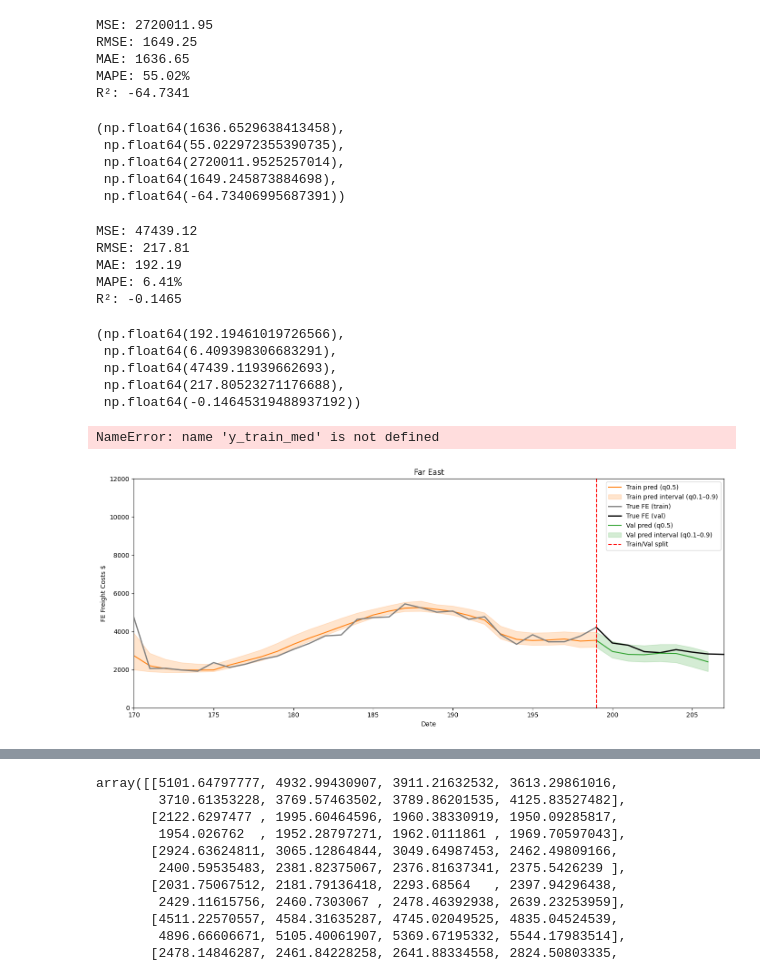
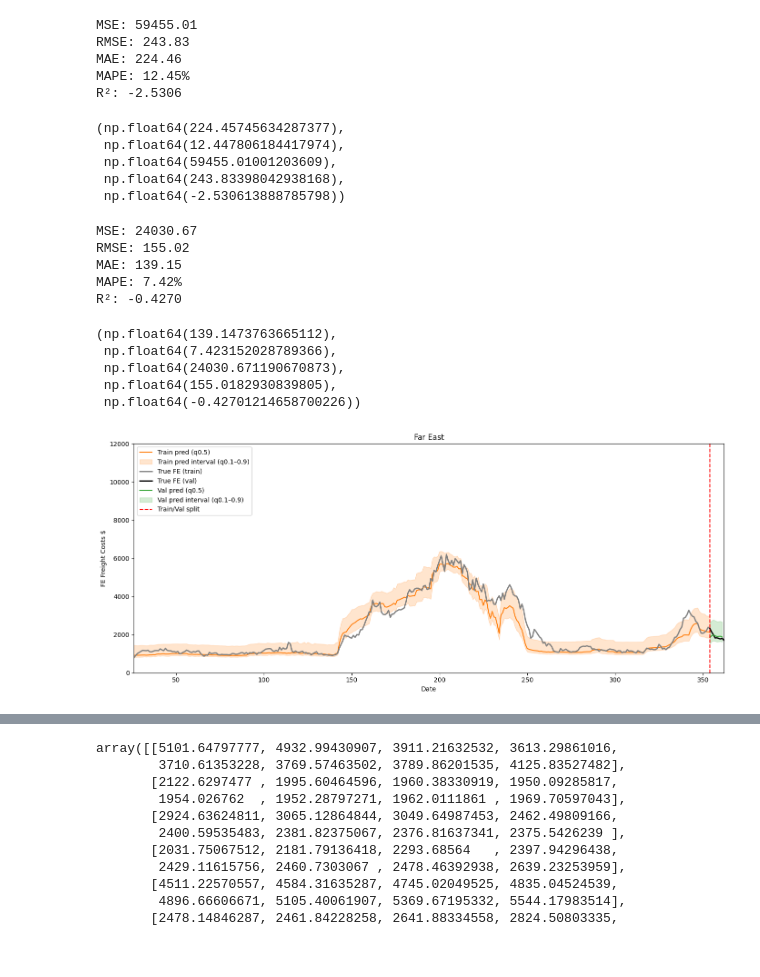
Before and after one commit to jpm0112/shippingNN, a Jupyter notebook: test_tft.ipynb, the cells around one changed output, grey strips where cells are left out. Saved outputs shown, nothing was run; the diff lists cells and outputs as text; code cells hidden in the pictures.

```diff
--- a/test_tft.ipynb
+++ b/test_tft.ipynb
@@ -15,8 +15,8 @@ deleted_sample = 0
 test_size    = 8
 target_col   = "FE"
 # Load data
-df = pd.read_csv("chile_data.csv")
-df["FECHA"] = pd.to_datetime(df["FECHA"] + "-5", format="%Y-%W-%w")
+df = pd.read_csv("weekly_chile_data.csv")
+df["FECHA"] = pd.to_datetime(df["FECHA"])
 df = df.sort_values("FECHA")
 df = df.rename(columns=lambda x: x.replace(".", "_"))
 
@@ -44,8 +44,8 @@ y_true_scaled, y_pred_scaled, tft, train_loader, val_loader, training = run_tft_
     window_size=26,
     test_size=test_size,
     grad_clip=None,
-    d_model=32,
-    n_head=2,
+    d_model=64,
+    n_head=4,
     num_layers=2,
     epoch_number=100,
     lr=3e-3,
@@ -76,36 +76,32 @@ y_true = tmp.loc[~train_mask, target_col].to_numpy()
 y_pred_baseline_arr = np.full_like(y_true, y_pred_baseline)
 error_metrics(y_true, y_pred_baseline_arr)
 # %% [output]
-MSE: 2720011.95
-RMSE: 1649.25
-MAE: 1636.65
-MAPE: 55.02%
-R²: -64.7341
+MSE: 59455.01
+RMSE: 243.83
+MAE: 224.46
+MAPE: 12.45%
+R²: -2.5306
-(np.float64(1636.6529638413458),
- np.float64(55.022972355390735),
- np.float64(2720011.9525257014),
- np.float64(1649.245873884698),
- np.float64(-64.73406995687391))
+(np.float64(224.45745634287377),
+ np.float64(12.447806184417974),
+ np.float64(59455.01001203609),
+ np.float64(243.83398042938168),
+ np.float64(-2.530613888785798))
 # %%
 y_pred = y_pred_scaled * sigma + mu
 y_true = y_true_scaled * sigma + mu
 # %%
-error_metrics(y_true, y_val_med)
+error_metrics(y_true, y_pred)
 # %% [output]
-MSE: 47439.12
-RMSE: 217.81
-MAE: 192.19
-MAPE: 6.41%
-R²: -0.1465
+MSE: 24030.67
+RMSE: 155.02
+MAE: 139.15
+MAPE: 7.42%
+R²: -0.4270
-(np.float64(192.19461019726566),
- np.float64(6.409398306683291),
- np.float64(47439.11939662693),
- np.float64(217.80523271176688),
- np.float64(-0.14645319488937192))
+(np.float64(139.1473763665112),
+ np.float64(7.423152028789366),
+ np.float64(24030.671190670873),
+ np.float64(155.0182930839805),
+ np.float64(-0.42701214658700226))
-# %%
-y_train_med.iloc[-1]
-# %% [output]
-NameError: name 'y_train_med' is not defined
 # %%
 import numpy as np
 import pandas as pd
@@ -206,35 +202,32 @@ y_val_high = pred_df.loc[val_mask, "q90"]
 y_diff_med = y_train_med.iloc[-1] - y_val_med.iloc[0]
 y_diff_low = y_train_low.iloc[-1] - y_val_low.iloc[0]
 y_diff_high = y_train_high.iloc[-1] - y_val_high.iloc[0]
-y_val_med += y_diff_med
-y_val_low += y_diff_low
-y_val_high += y_diff_high
 train_cutoff = x_val.iloc[0]  # First validation time_idx
 train_true_mask = tmp["time_idx"] <= train_cutoff
 plt.plot(tmp.loc[train_true_mask, "time_idx"],
          tmp.loc[train_true_mask, "FE"],
          label="True FE (train)", linewidth=2, color="gray")
 val_true_mask = tmp["time_idx"] >= train_cutoff
 plt.plot(tmp.loc[val_true_mask, "time_idx"],
          tmp.loc[val_true_mask, "FE"],
          label="True FE (val)", linewidth=2, color="black")
 plt.plot(x_val, y_val_med, label="Val pred (q0.5)", linewidth=1.5, color="tab:green")
 plt.fill_between(
     x_val,
     y_val_low,
     y_val_high,
     alpha=0.2,
     color="tab:green",
     label="Val pred interval (q0.1–0.9)",
 )
 plt.plot([x_val.iloc[0],x_val.iloc[0]], [0,15000], linestyle='--', color='red', label='Train/Val split')
 plt.xlabel("Date")   # or "Date"
 plt.ylabel("FE Freight Costs $")
 plt.title("Far East")
-plt.xlim(170, tmp["time_idx"].max())
+plt.xlim(26, tmp["time_idx"].max())
 plt.ylim(0, 12000)
 plt.legend()
 plt.tight_layout()
 plt.show()
 # %% [output]
-[figure, old version]
+[figure, new version]
```
Also changed, not shown: parts of 4 cells of this notebook, 13 other files.
